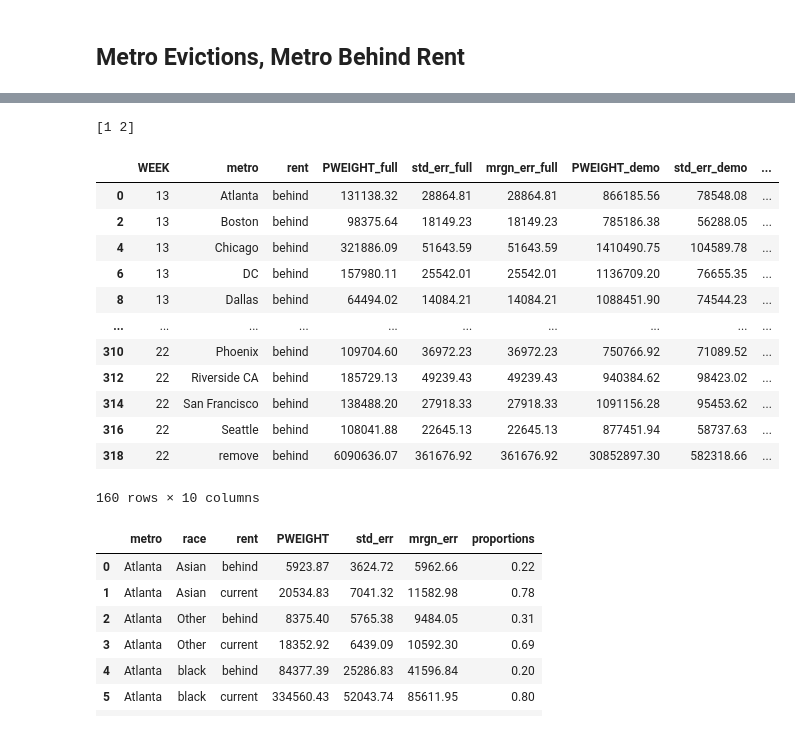
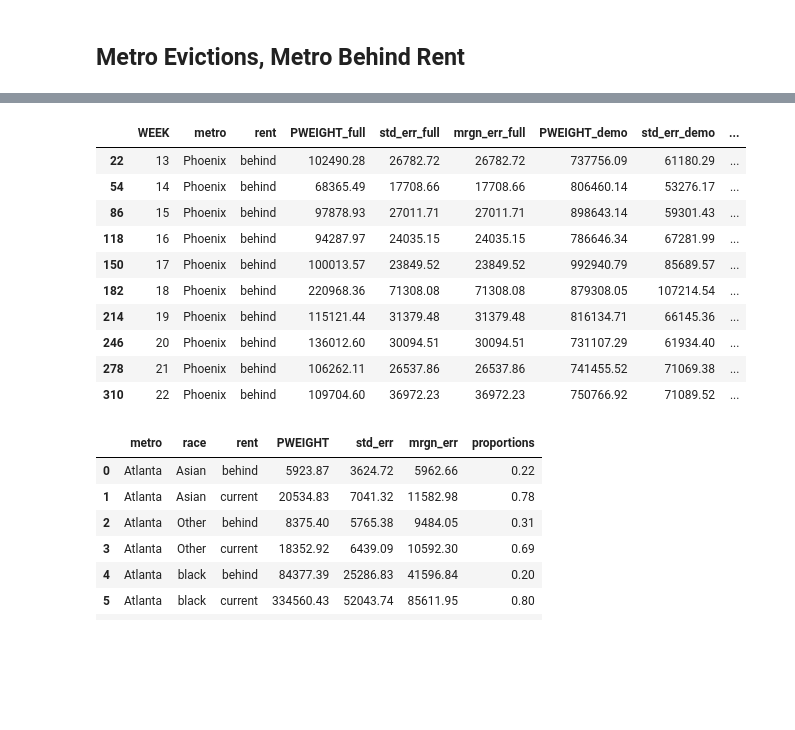
Before and after one commit to mansueto-institute/household-pulse, a Jupyter notebook: dev/exploration.ipynb, the cells around one changed output, grey strips where cells are left out. Drawn from its saved outputs; the diff is of its cells as text; code cells hidden in the pictures; blank space fills up the shorter version.

```diff
--- a/dev/exploration.ipynb
+++ b/dev/exploration.ipynb
@@ -7,6 +7,9 @@ import os
 import numpy as np
 import pandas as pd
 # %%
+#GLOBAL
+SELECT_ALL_QUESTIONS = ['SPNDSRC1', 'SPNDSRC2', 'SPNDSRC3', 'SPNDSRC4', 'SPNDSRC5', 'SPNDSRC6', 'SPNDSRC7', 'SPNDSRC8']
+
 def get_puf_data(first_week, last_week):
     '''
     download puf files for the given weeks and concatenate the datasets
@@ -69,13 +72,33 @@ def freq_crosstab(df, col_list, weight, critical_val=1):
     return pt_estimates[[weight, 'std_err','mrgn_err']].reset_index()
 
 def full_crosstab(df, col_list, weight, proportion_level, critical_val=1):
-    df1 = df[-df[col_list].isin([-99,-88]).any(axis=1)].copy()
-    print(df1.rent_check.unique())
+    df1 = df.copy()
     detail = freq_crosstab(df1, col_list, weight, critical_val)
     top = freq_crosstab(df1, proportion_level, weight, critical_val)
+
     rv = detail.merge(top,'left',proportion_level,suffixes=('_full','_demo'))
     rv['proportions'] = rv[weight+'_full']/rv[weight+'_demo']
     return rv
+
+def bulk_crosstabs(df, idx_list, ct_list, q_list, weight='PWEIGHT', critical_val=1):
+    rv = pd.DataFrame()
+    input_df = df.copy()
+    input_df[SELECT_ALL_QUESTIONS] = input_df[SELECT_ALL_QUESTIONS].replace('-99','0 - not selected')
+    input_df.replace(['-88','-99'],np.nan,inplace=True)
+    for idx in idx_list:
+        for ct in ct_list:
+            for q in q_list:
+                temp = input_df[-input_df[[idx,ct,q]].isna().any(axis=1)]
+                curr_bin = full_crosstab(temp,[idx,ct,q],
+                                weight,
+                                [idx,ct],
+                                critical_val=critical_val).round(2)
+                curr_bin.rename(columns={q:'q_val',ct:'ct_val',idx:'idx_val'},inplace=True)
+                curr_bin['ct_var'] = ct
+                curr_bin['q_var'] = q
+                curr_bin['idx_var'] = idx
+                rv = pd.concat([rv,curr_bin])
+    return rv
 # %%
 core_df = get_puf_data(13,22)
 # %% [output]
@@ -99,5 +134,4 @@ full_crosstab(test_df, ['EGENDER', 'rent_check'], 'PWEIGHT', ['EGENDER'],critica
 # %%
-#This cell takes forever bc i didn't take the time to map efficiently
 states = {1:'Alabama',2:'Alaska',4:'Arizona',5:'Arkansas',6:'California',
     8:'Colorado',9:'Connecticut',10:'Delaware',11:'District of Columbia',12:'Florida',
     13:'Georgia',15:'Hawaii',16:'Idaho',17:'Illinois',18:'Indiana',19:'Iowa',20:'Kansas',21:'Kentucky',
@@ -114,10 +148,9 @@ metros = {35620:'New York',31080:'Los Angeles',16980:'Chicago',19100:'Dallas',
           40140:'Riverside CA',19820:'Detroit',42660:'Seattle'}
 races = {1:'white',2:'black',3:'Asian',4:'Other'}
 rents = {1:'current',2:'behind'}
-
 df1 = core_df.copy()
-df1['metro'] = df1.apply(lambda x: metros[x.EST_MSA] if x.EST_MSA>0 else 'remove', axis=1)
-df1['state'] = df1.apply(lambda x: states[x.EST_ST],axis=1)
-df1['region'] = df1.apply(lambda x: regions[x.REGION],axis=1)
-df1['race'] = df1.apply(lambda x: races[x.RRACE] if x.RRACE>0 else 'remove',axis=1)
-df1['rent'] = df1.apply(lambda x: rents[x.RENTCUR] if x.RENTCUR>0 else 'remove',axis=1)
+df1['metro'] = df1.EST_MSA.map(metros)
+df1['state'] = df1.EST_ST.map(states)
+df1['region'] = df1.REGION.map(regions)
+df1['race'] = df1.RRACE.map(races)
+df1['rent'] = df1.RENTCUR.map(rents)
@@ -149,25 +190,23 @@ metro_evict_ct[metro_evict_ct.EVICT<3]
 # %%
+#add occupied without rent and include with behind? people much more worried about eviction than ppl behind on rent
 metro_rent_ct = full_crosstab(df1[-(df1.rent=='remove')],
                          ['WEEK','metro', 'rent'],
                          'PWEIGHT',
                          ['WEEK','metro'],
                          critical_val=1).round(2)
-metro_rent_ct[metro_ct.rent=='behind']
+metro_rent_ct[(metro_rent_ct.rent=='behind')&(metro_rent_ct.metro=='Phoenix')]
 # %% [output]
-[1 2]
 |  | WEEK | metro | rent | PWEIGHT_full | std_err_full | mrgn_err_full | PWEIGHT_demo | std_err_demo | ... |
-| 0 | 13 | Atlanta | behind | 131138.32 | 28864.81 | 28864.81 | 866185.56 | 78548.08 | ... |
-| 2 | 13 | Boston | behind | 98375.64 | 18149.23 | 18149.23 | 785186.38 | 56288.05 | ... |
-| 4 | 13 | Chicago | behind | 321886.09 | 51643.59 | 51643.59 | 1410490.75 | 104589.78 | ... |
-| 6 | 13 | DC | behind | 157980.11 | 25542.01 | 25542.01 | 1136709.20 | 76655.35 | ... |
-| 8 | 13 | Dallas | behind | 64494.02 | 14084.21 | 14084.21 | 1088451.90 | 74544.23 | ... |
-| ... | ... | ... | ... | ... | ... | ... | ... | ... | ... |
+| 22 | 13 | Phoenix | behind | 102490.28 | 26782.72 | 26782.72 | 737756.09 | 61180.29 | ... |
+| 54 | 14 | Phoenix | behind | 68365.49 | 17708.66 | 17708.66 | 806460.14 | 53276.17 | ... |
+| 86 | 15 | Phoenix | behind | 97878.93 | 27011.71 | 27011.71 | 898643.14 | 59301.43 | ... |
+| 118 | 16 | Phoenix | behind | 94287.97 | 24035.15 | 24035.15 | 786646.34 | 67281.99 | ... |
+| 150 | 17 | Phoenix | behind | 100013.57 | 23849.52 | 23849.52 | 992940.79 | 85689.57 | ... |
+| 182 | 18 | Phoenix | behind | 220968.36 | 71308.08 | 71308.08 | 879308.05 | 107214.54 | ... |
+| 214 | 19 | Phoenix | behind | 115121.44 | 31379.48 | 31379.48 | 816134.71 | 66145.36 | ... |
+| 246 | 20 | Phoenix | behind | 136012.60 | 30094.51 | 30094.51 | 731107.29 | 61934.40 | ... |
+| 278 | 21 | Phoenix | behind | 106262.11 | 26537.86 | 26537.86 | 741455.52 | 71069.38 | ... |
 | 310 | 22 | Phoenix | behind | 109704.60 | 36972.23 | 36972.23 | 750766.92 | 71089.52 | ... |
-| 312 | 22 | Riverside CA | behind | 185729.13 | 49239.43 | 49239.43 | 940384.62 | 98423.02 | ... |
-| 314 | 22 | San Francisco | behind | 138488.20 | 27918.33 | 27918.33 | 1091156.28 | 95453.62 | ... |
-| 316 | 22 | Seattle | behind | 108041.88 | 22645.13 | 22645.13 | 877451.94 | 58737.63 | ... |
-| 318 | 22 | remove | behind | 6090636.07 | 361676.92 | 361676.92 | 30852897.30 | 582318.66 | ... |
-160 rows × 10 columns
 # %%
 #full_crosstab(df, ['WEEK','metro'], 'PWEIGHT', ['WEEK','metro'], critical_val=1.645).round(2)
 df1 = df[df.WEEK==13].copy()
```
Also changed, not shown: parts of 7 cells of this notebook.
